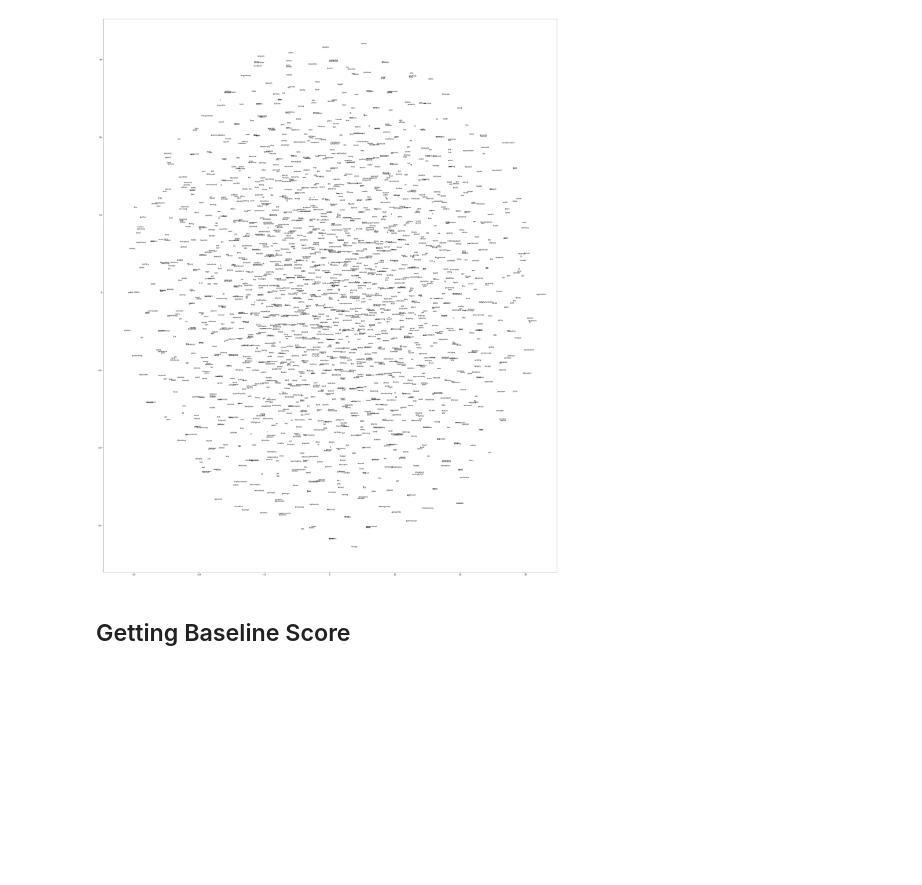
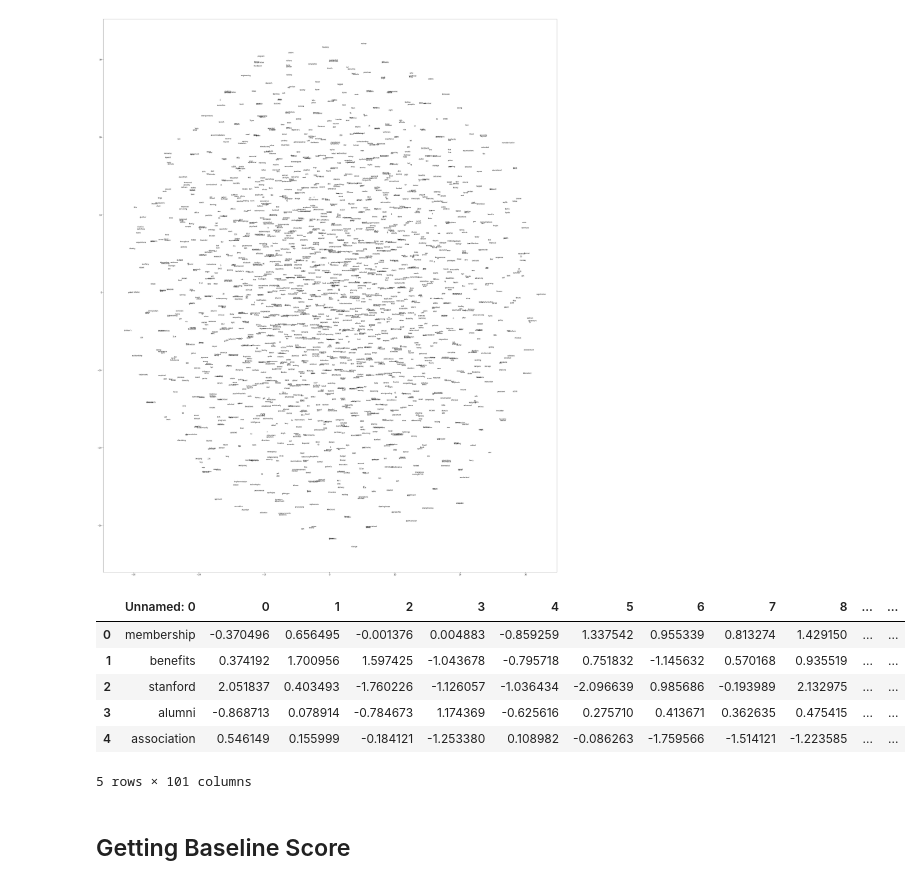
Before and after one commit to ayushgs/Retrieval_ReRanking_CS224U, a Jupyter notebook: project_code.ipynb, the cells around one changed output. Saved outputs shown, nothing was run; the diff lists cells and outputs as text; code cells hidden in the pictures; blank space fills up the shorter version.

Commit message:
saved word2vec embedding

```diff
--- a/project_code.ipynb
+++ b/project_code.ipynb
@@ -1147,6 +1147,21 @@ W_df.set_index(pd.Series(list(word2vec_model.id_to_word)), inplace=True)
 vsm.tsne_viz(W_df)
 # %% [output]
 [figure]
+# %%
+#saving the embedding matrix
+save_file = "word2vec_embedding.csv"
+W_df.to_csv(save_file)
+# %%
+W_sample = pd.read_csv(save_file, index_fie)
+W_sample.head()
+# %% [output]
+|  | Unnamed: 0 | 0 | 1 | 2 | 3 | 4 | 5 | 6 | 7 | 8 | ... | ... |
+| 0 | membership | -0.370496 | 0.656495 | -0.001376 | 0.004883 | -0.859259 | 1.337542 | 0.955339 | 0.813274 | 1.429150 | ... | ... |
+| 1 | benefits | 0.374192 | 1.700956 | 1.597425 | -1.043678 | -0.795718 | 0.751832 | -1.145632 | 0.570168 | 0.935519 | ... | ... |
+| 2 | stanford | 2.051837 | 0.403493 | -1.760226 | -1.126057 | -1.036434 | -2.096639 | 0.985686 | -0.193989 | 2.132975 | ... | ... |
+| 3 | alumni | -0.868713 | 0.078914 | -0.784673 | 1.174369 | -0.625616 | 0.275710 | 0.413671 | 0.362635 | 0.475415 | ... | ... |
+| 4 | association | 0.546149 | 0.155999 | -0.184121 | -1.253380 | 0.108982 | -0.086263 | -1.759566 | -1.514121 | -1.223585 | ... | ... |
+5 rows × 101 columns
 # %% [markdown]
 ## Getting Baseline Score
 # %%
```
Also changed, not shown: 1 other file.
